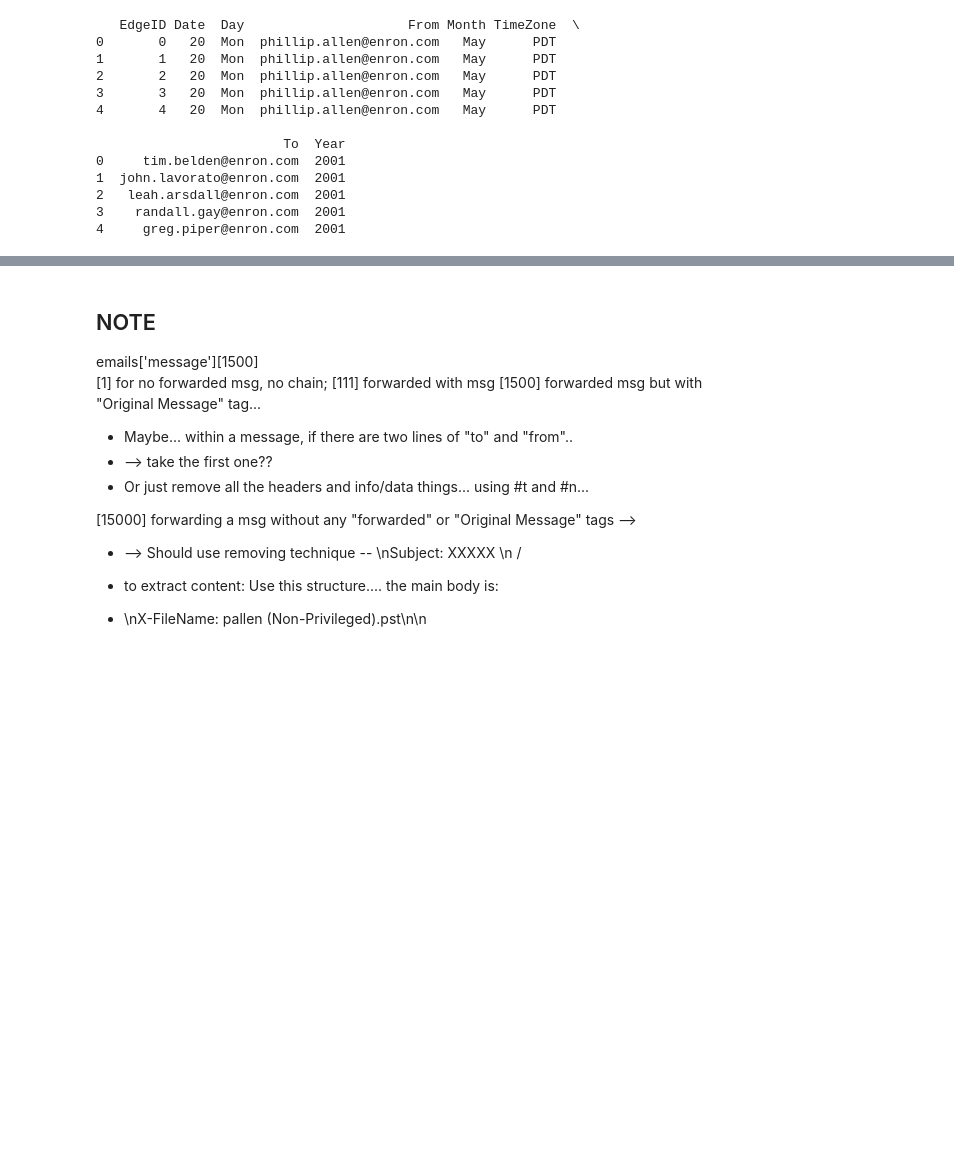
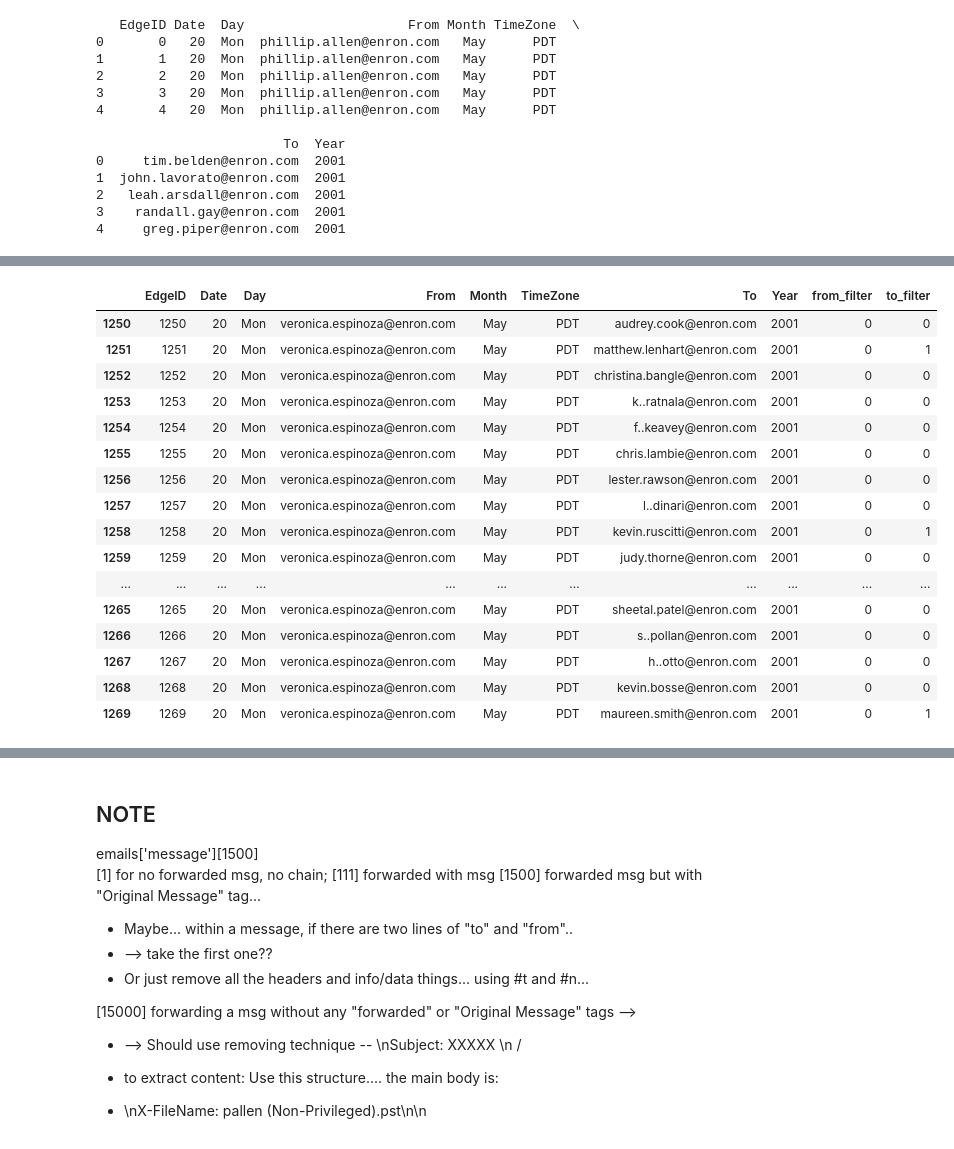
Before and after one commit to margeumkim/BRIDGEMAIL, a Jupyter notebook: email_test-Copy1-checkpoint.ipynb, the cells around one changed output, grey strips where cells are left out. Cells and saved outputs as stored; diff of their text form; code cells hidden in the pictures; blank space fills up the shorter version.

Commit message:
Update email_test-Copy1-checkpoint.ipynb
Data processing and network analysis added

```diff
--- a/email_test-Copy1-checkpoint.ipynb
+++ b/email_test-Copy1-checkpoint.ipynb
@@ -219,11 +219,14 @@ print(user)
 #    item['From']
 edgelist_df['from_filter'] = 'NaN'
 edgelist_df['to_filter'] = 'NaN'
-
+i = 0
 for index, row in edgelist_df.iterrows():
 #    print(row['From'], row['To'])
     current_email_from = row['From']
-    firstletter_from = list(current_email_from.split('.')[0])[0]  #first letter of the first name
+    if len(current_email_from.split('.')) > 0:
+        firstletter_from = list(current_email_from.split('.')[0])[0]  #first letter of the first name
+    else:
+        firstletter_from = ''
     lastname_from = current_email_from.split('@')[0].split('.')[-1]
     user_to_match_from = lastname_from + '-' + firstletter_from
 #    print(user_to_match_from)
@@ -234,7 +237,14 @@ for index, row in edgelist_df.iterrows():
     edgelist_df.set_value(index,'from_filter',true_val_from)
 
     current_email_to = row['To']
-    firstletter_to = list(current_email_to.split('.')[0])[0]  #first letter of the first name
+    try:
+        if len(list(current_email_to.split('.')[0])[0]) > 0:
+            firstletter_to = list(current_email_to.split('.')[0])[0]  #first letter of the first name
+        else:
+            firstletter_to = ''
+    except:
+        print('Row:', i, row['From'], row['To'])
+        continue
     lastname_to = current_email_to.split('@')[0].split('.')[-1]
     user_to_match_to = lastname_to + '-' + firstletter_to
 #    print(user_to_match_to)
@@ -242,6 +252,8 @@ for index, row in edgelist_df.iterrows():
 #    print(matches_to)
     true_val_to = len(matches_to)
     edgelist_df.set_value(index,'to_filter',true_val_to)
+
+    i += 1
 
 print edgelist_df.head()
 
@@ -266,3 +306,23 @@ set(['quenet-j', 'perlingiere-d', 'davis-d', 'arora-h', 'geaccone-t', 'shively-h
 #ax = emails_df.groupby(emails_df['Date'].dt.year)['content'].count().plot()
 #ax.set_xlabel('Year', fontsize = 18)
 #ax.set_ylabel('Email count', fontsize = 18)
+# %%
+edgelist_df[1250:1270]
+# %% [output]
+|  | EdgeID | Date | Day | From | Month | TimeZone | To | Year | from_filter | to_filter |
+| 1250 | 1250 | 20 | Mon | veronica.espinoza@enron.com | May | PDT | audrey.cook@enron.com | 2001 | 0 | 0 |
+| 1251 | 1251 | 20 | Mon | veronica.espinoza@enron.com | May | PDT | matthew.lenhart@enron.com | 2001 | 0 | 1 |
+| 1252 | 1252 | 20 | Mon | veronica.espinoza@enron.com | May | PDT | christina.bangle@enron.com | 2001 | 0 | 0 |
+| 1253 | 1253 | 20 | Mon | veronica.espinoza@enron.com | May | PDT | k..ratnala@enron.com | 2001 | 0 | 0 |
+| 1254 | 1254 | 20 | Mon | veronica.espinoza@enron.com | May | PDT | f..keavey@enron.com | 2001 | 0 | 0 |
+| 1255 | 1255 | 20 | Mon | veronica.espinoza@enron.com | May | PDT | chris.lambie@enron.com | 2001 | 0 | 0 |
+| 1256 | 1256 | 20 | Mon | veronica.espinoza@enron.com | May | PDT | lester.rawson@enron.com | 2001 | 0 | 0 |
+| 1257 | 1257 | 20 | Mon | veronica.espinoza@enron.com | May | PDT | l..dinari@enron.com | 2001 | 0 | 0 |
+| 1258 | 1258 | 20 | Mon | veronica.espinoza@enron.com | May | PDT | kevin.ruscitti@enron.com | 2001 | 0 | 1 |
+| 1259 | 1259 | 20 | Mon | veronica.espinoza@enron.com | May | PDT | judy.thorne@enron.com | 2001 | 0 | 0 |
+| ... | ... | ... | ... | ... | ... | ... | ... | ... | ... | ... |
+| 1265 | 1265 | 20 | Mon | veronica.espinoza@enron.com | May | PDT | sheetal.patel@enron.com | 2001 | 0 | 0 |
+| 1266 | 1266 | 20 | Mon | veronica.espinoza@enron.com | May | PDT | s..pollan@enron.com | 2001 | 0 | 0 |
+| 1267 | 1267 | 20 | Mon | veronica.espinoza@enron.com | May | PDT | h..otto@enron.com | 2001 | 0 | 0 |
+| 1268 | 1268 | 20 | Mon | veronica.espinoza@enron.com | May | PDT | kevin.bosse@enron.com | 2001 | 0 | 0 |
+| 1269 | 1269 | 20 | Mon | veronica.espinoza@enron.com | May | PDT | maureen.smith@enron.com | 2001 | 0 | 1 |
```
Also changed, not shown: parts of 21 cells of this notebook.
